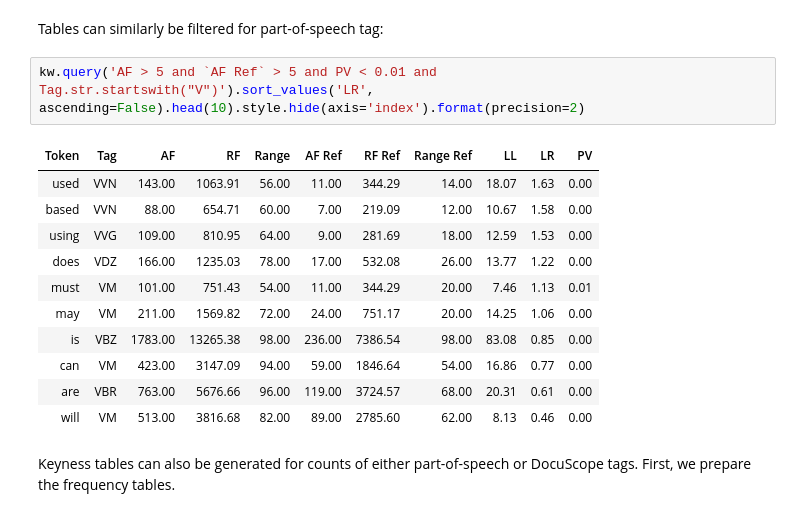
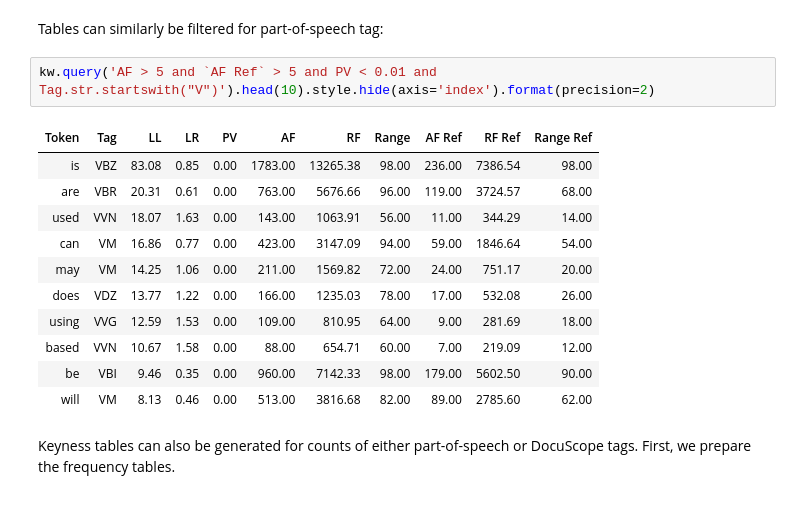
Before and after one commit to browndw/docuscospacy, a Jupyter notebook: docs/source/corpus_analysis.ipynb, the cells around one changed output. Drawn from its saved outputs; the diff is of its cells as text.

```diff
--- a/docs/source/corpus_analysis.ipynb
+++ b/docs/source/corpus_analysis.ipynb
@@ -708,19 +708,19 @@ kw.query('AF > 5 and `AF Ref` > 5 and PV < 0.01').sort_values('LR', ascending=Fa
 # %% [markdown]
 Tables can similarly be filtered for part-of-speech tag:
 # %%
-kw.query('AF > 5 and `AF Ref` > 5 and PV < 0.01 and Tag.str.startswith("V")').sort_values('LR', ascending=False).head(10).style.hide(axis='index').format(precision=2)
+kw.query('AF > 5 and `AF Ref` > 5 and PV < 0.01 and Tag.str.startswith("V")').head(10).style.hide(axis='index').format(precision=2)
 # %% [output]
-| Token | Tag | AF | RF | Range | AF Ref | RF Ref | Range Ref | LL | LR | PV |
-| used | VVN | 143.00 | 1063.91 | 56.00 | 11.00 | 344.29 | 14.00 | 18.07 | 1.63 | 0.00 |
-| based | VVN | 88.00 | 654.71 | 60.00 | 7.00 | 219.09 | 12.00 | 10.67 | 1.58 | 0.00 |
-| using | VVG | 109.00 | 810.95 | 64.00 | 9.00 | 281.69 | 18.00 | 12.59 | 1.53 | 0.00 |
-| does | VDZ | 166.00 | 1235.03 | 78.00 | 17.00 | 532.08 | 26.00 | 13.77 | 1.22 | 0.00 |
-| must | VM | 101.00 | 751.43 | 54.00 | 11.00 | 344.29 | 20.00 | 7.46 | 1.13 | 0.01 |
-| may | VM | 211.00 | 1569.82 | 72.00 | 24.00 | 751.17 | 20.00 | 14.25 | 1.06 | 0.00 |
-| is | VBZ | 1783.00 | 13265.38 | 98.00 | 236.00 | 7386.54 | 98.00 | 83.08 | 0.85 | 0.00 |
-| can | VM | 423.00 | 3147.09 | 94.00 | 59.00 | 1846.64 | 54.00 | 16.86 | 0.77 | 0.00 |
-| are | VBR | 763.00 | 5676.66 | 96.00 | 119.00 | 3724.57 | 68.00 | 20.31 | 0.61 | 0.00 |
-| will | VM | 513.00 | 3816.68 | 82.00 | 89.00 | 2785.60 | 62.00 | 8.13 | 0.46 | 0.00 |
+| Token | Tag | LL | LR | PV | AF | RF | Range | AF Ref | RF Ref | Range Ref |
+| is | VBZ | 83.08 | 0.85 | 0.00 | 1783.00 | 13265.38 | 98.00 | 236.00 | 7386.54 | 98.00 |
+| are | VBR | 20.31 | 0.61 | 0.00 | 763.00 | 5676.66 | 96.00 | 119.00 | 3724.57 | 68.00 |
+| used | VVN | 18.07 | 1.63 | 0.00 | 143.00 | 1063.91 | 56.00 | 11.00 | 344.29 | 14.00 |
+| can | VM | 16.86 | 0.77 | 0.00 | 423.00 | 3147.09 | 94.00 | 59.00 | 1846.64 | 54.00 |
+| may | VM | 14.25 | 1.06 | 0.00 | 211.00 | 1569.82 | 72.00 | 24.00 | 751.17 | 20.00 |
+| does | VDZ | 13.77 | 1.22 | 0.00 | 166.00 | 1235.03 | 78.00 | 17.00 | 532.08 | 26.00 |
+| using | VVG | 12.59 | 1.53 | 0.00 | 109.00 | 810.95 | 64.00 | 9.00 | 281.69 | 18.00 |
+| based | VVN | 10.67 | 1.58 | 0.00 | 88.00 | 654.71 | 60.00 | 7.00 | 219.09 | 12.00 |
+| be | VBI | 9.46 | 0.35 | 0.00 | 960.00 | 7142.33 | 98.00 | 179.00 | 5602.50 | 90.00 |
+| will | VM | 8.13 | 0.46 | 0.00 | 513.00 | 3816.68 | 82.00 | 89.00 | 2785.60 | 62.00 |
 # %% [markdown]
 Keyness tables can also be generated for counts of either part-of-speech or DocuScope tags. First, we prepare the frequency tables.
 # %%
```
Also changed, not shown: parts of 46 cells of this notebook.
